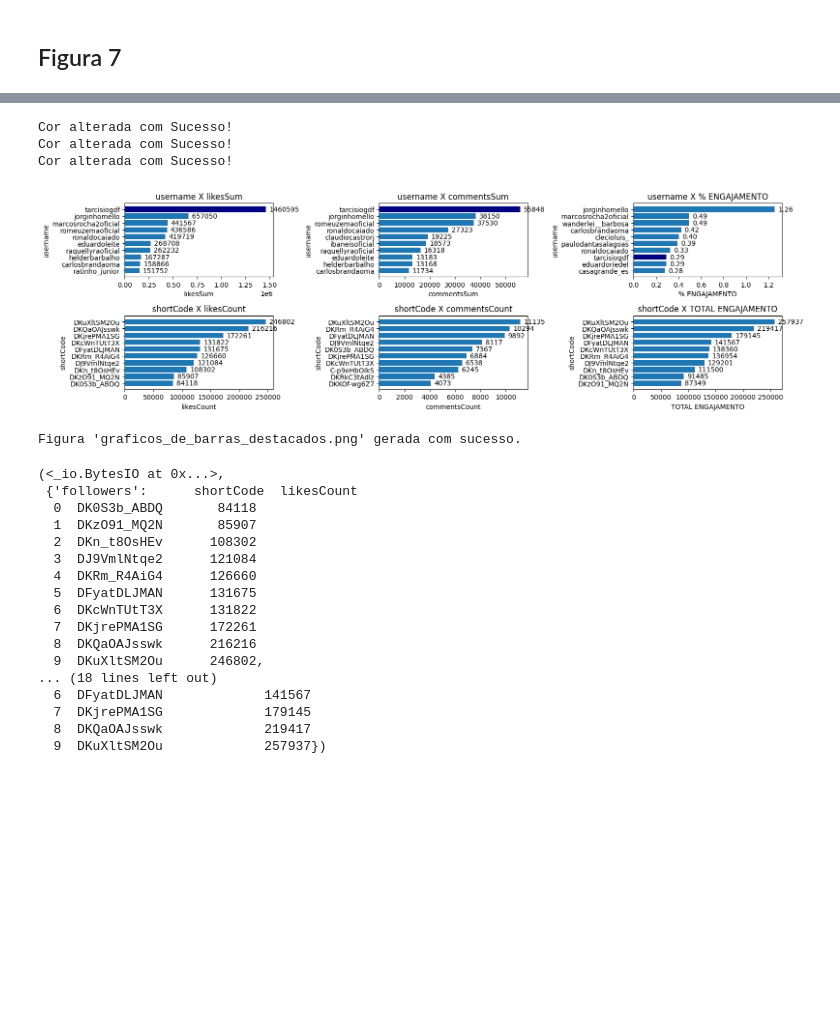
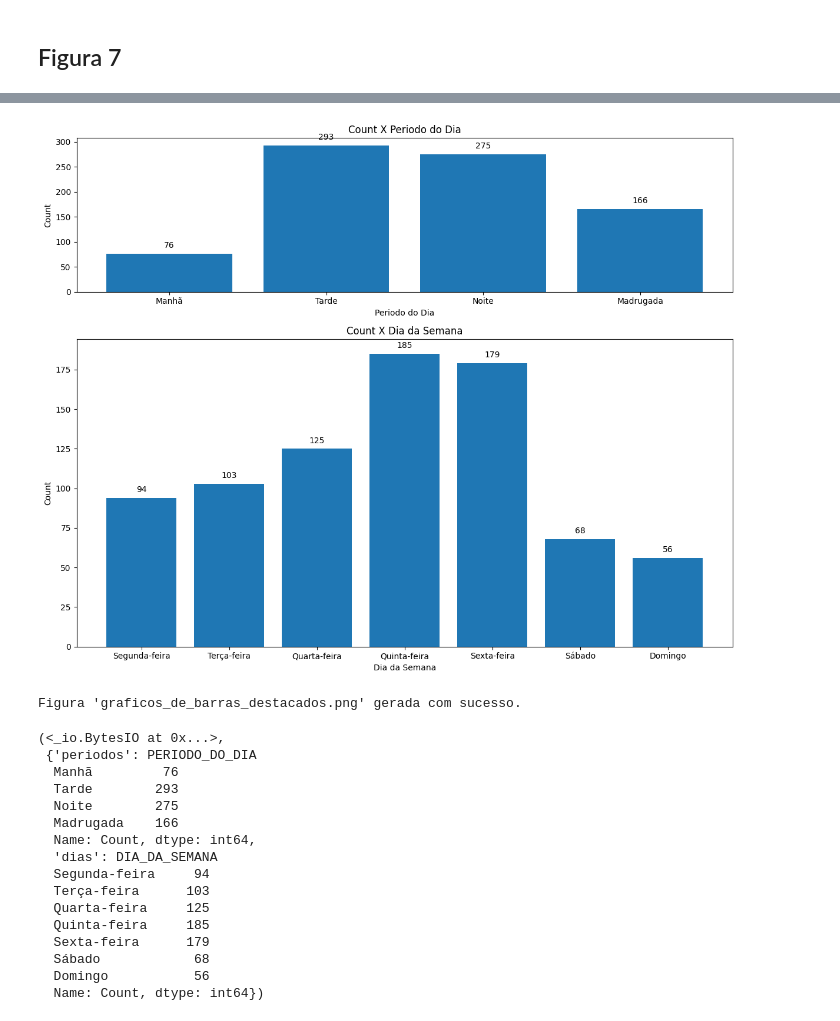
Before and after one commit to Vini0606/Aplica-o-Web-AI-Social-, a Jupyter notebook: notebooks/conteúdo.ipynb, the cells around one changed output, grey strips where cells are left out. Cells and saved outputs as stored; diff of their text form; code cells hidden in the pictures; blank space fills up the shorter version.

```diff
--- a/notebooks/conteúdo.ipynb
+++ b/notebooks/conteúdo.ipynb
@@ -1250,27 +1263,23 @@ def Secao_2_3_Figura4(client_name, profile_df, posts_df):
 
     return buffer, dataframes
 # %%
-Secao_2_2_Figura4('tarcisiogdf', profile_df, posts_df)
+Secao_2_3_Figura7('tarcisiogdf', profile_df, posts_df)
 # %% [output]
+[figure, new version]
-Cor alterada com Sucesso!
-Cor alterada com Sucesso!
-Cor alterada com Sucesso!
+Figura 'graficos_de_barras_destacados.png' gerada com sucesso.
-[figure, old version]
-Figura 'graficos_de_barras_destacados.png' gerada com sucesso.
+(<_io.BytesIO at 0x...>,
+ {'periodos': PERIODO_DO_DIA
+  Manhã         76
+  Tarde        293
+  Noite        275
+  Madrugada    166
+  Name: Count, dtype: int64,
+  'dias': DIA_DA_SEMANA
+  Segunda-feira     94
+  Terça-feira      103
+  Quarta-feira     125
+  Quinta-feira     185
+  Sexta-feira      179
+  Sábado            68
+  Domingo           56
+  Name: Count, dtype: int64})
-(<_io.BytesIO at 0x...>,
- {'followers':      shortCode  likesCount
-  0  DK0S3b_ABDQ       84118
-  1  DKzO91_MQ2N       85907
-  2  DKn_t8OsHEv      108302
-  3  DJ9VmlNtqe2      121084
-  4  DKRm_R4AiG4      126660
-  5  DFyatDLJMAN      131675
-  6  DKcWnTUtT3X      131822
-  7  DKjrePMA1SG      172261
-  8  DKQaOAJsswk      216216
-  9  DKuXltSM2Ou      246802,
-... (18 lines left out)
-  6  DFyatDLJMAN             141567
-  7  DKjrePMA1SG             179145
-  8  DKQaOAJsswk             219417
-  9  DKuXltSM2Ou             257937})
```
Also changed, not shown: parts of 9 cells of this notebook, 13 other files.
